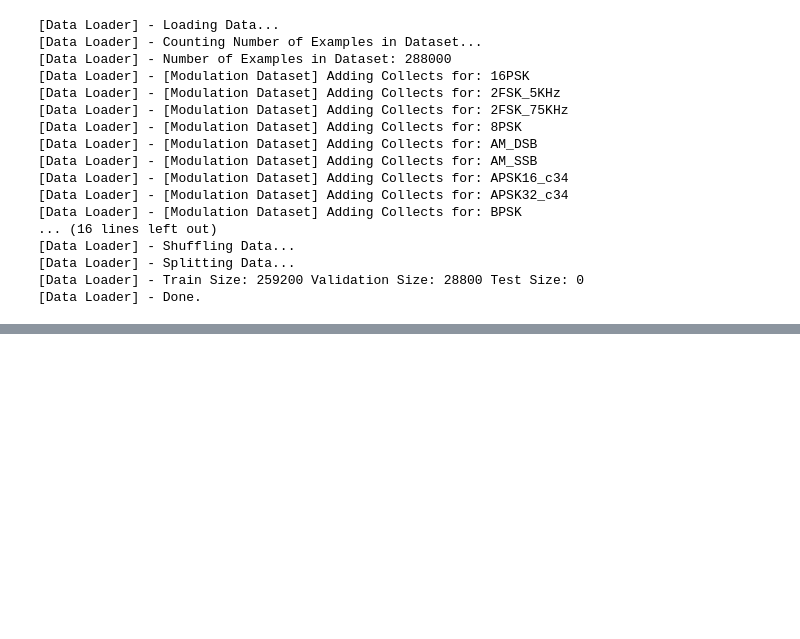
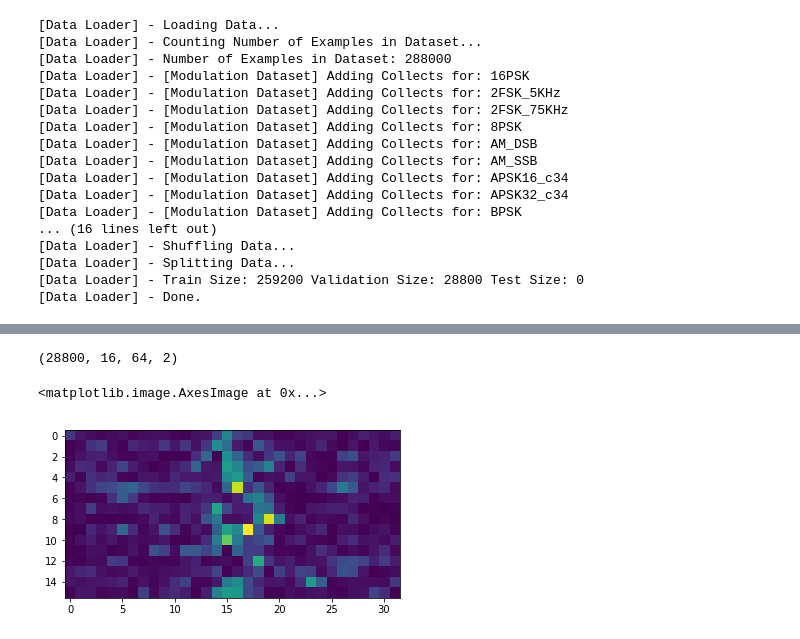
Before and after one commit to yunfanz/army_challenge, a Jupyter notebook: Code Examples and Data Ingest Utilities/scratch.ipynb, the cells around one changed output, grey strips where cells are left out. Saved outputs shown, nothing was run; the diff lists cells and outputs as text; code cells hidden in the pictures; blank space fills up the shorter version.

```diff
--- a/Code Examples and Data Ingest Utilities/scratch.ipynb
+++ b/Code Examples and Data Ingest Utilities/scratch.ipynb
@@ -536,6 +536,8 @@ TypeError: 'numpy.float64' object is not iterable
 from resnet2D import ResnetBuilder
 from custom_layers import get_data
 img_train, y_train, img_val, y_val = get_data(mode='fourier')
+img_train = img_train[:,:,16:48,:]
+img_val = img_val[:,:,16:48,:]
 # %% [output]
 [Data Loader] - Loading Data...
 [Data Loader] - Counting Number of Examples in Dataset...
@@ -604,0 +601,12 @@ Epoch 5/20
+# %%
+img_val.shape
+# %% [output]
+(28800, 16, 64, 2)
+# %%
+a = img_val[6]
+a = a[...,0]**2+a[...,1]**2
+a = a[:,16:48]
+plt.imshow(a)
+# %% [output]
+<matplotlib.image.AxesImage at 0x...>
+[figure, added]
```
Also changed, not shown: parts of 2 cells of this notebook, 1 other file.
